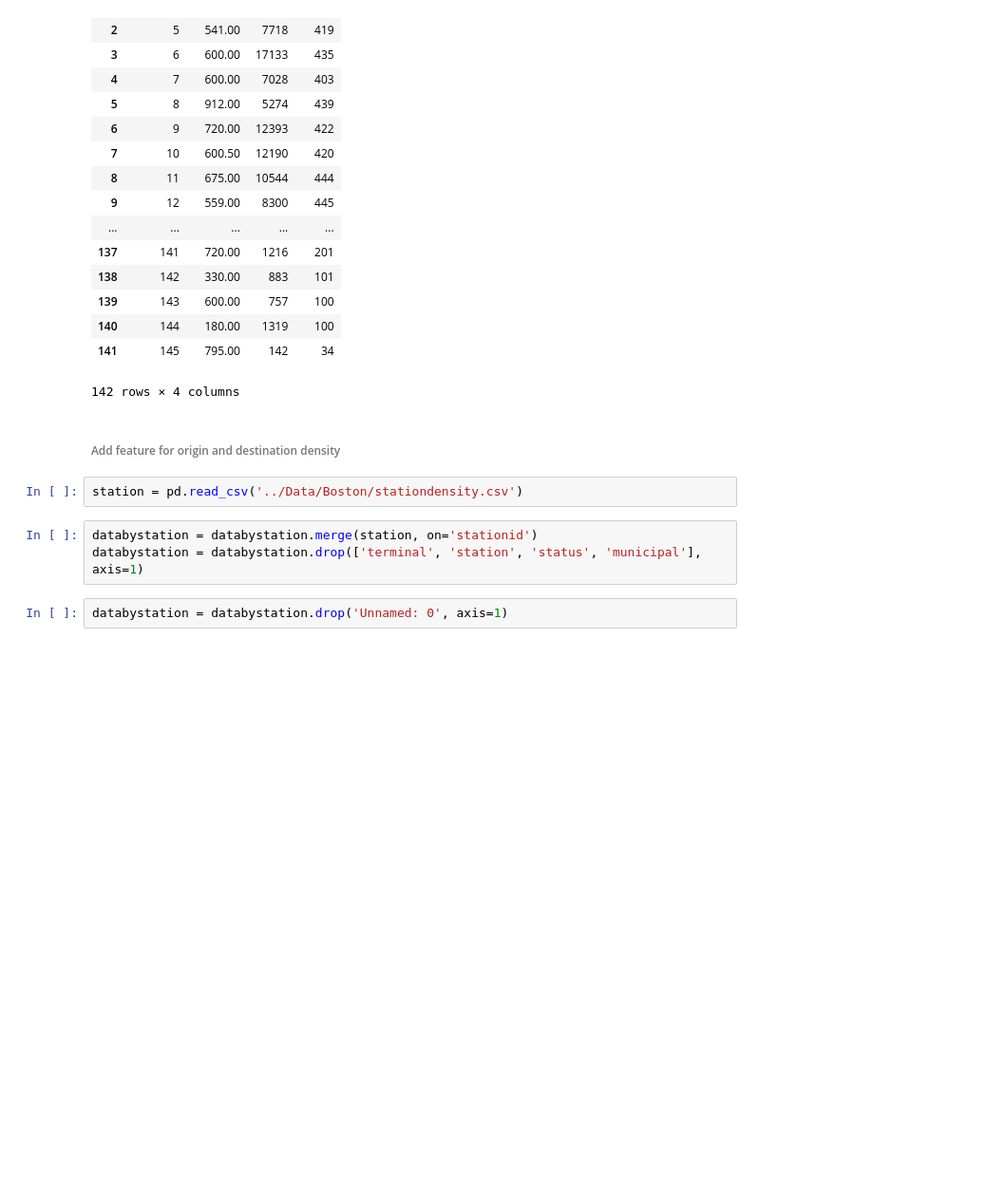
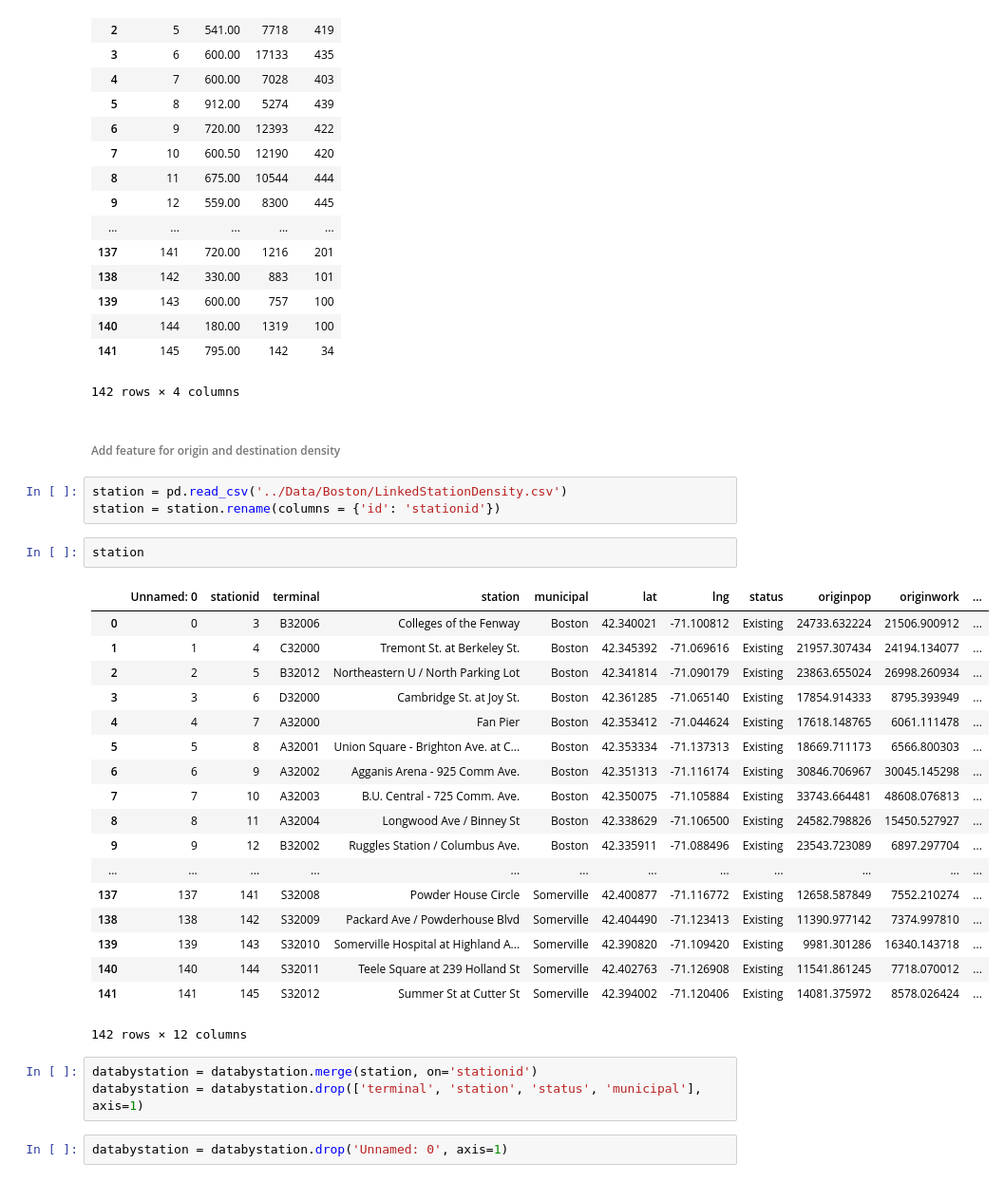
Before and after one commit to sbussmann/insight-bikeshare, a Jupyter notebook: Code/Boston Data By Station.ipynb, the cells around one changed output. Shown at 95% size. Cells and saved outputs as stored; diff of their text form; blank space fills up the shorter version.

```diff
--- a/Code/Boston Data By Station.ipynb
+++ b/Code/Boston Data By Station.ipynb
@@ -64,7 +64,29 @@ databystation
 # %% [markdown]
 ###### Add feature for origin and destination density
 # %%
-station = pd.read_csv('../Data/Boston/stationdensity.csv')
+station = pd.read_csv('../Data/Boston/LinkedStationDensity.csv')
+station = station.rename(columns = {'id': 'stationid'})
+# %%
+station
+# %% [output]
+|  | Unnamed: 0 | stationid | terminal | station | municipal | lat | lng | status | originpop | originwork | ... |
+| 0 | 0 | 3 | B32006 | Colleges of the Fenway | Boston | 42.340021 | -71.100812 | Existing | 24733.632224 | 21506.900912 | ... |
+| 1 | 1 | 4 | C32000 | Tremont St. at Berkeley St. | Boston | 42.345392 | -71.069616 | Existing | 21957.307434 | 24194.134077 | ... |
+| 2 | 2 | 5 | B32012 | Northeastern U / North Parking Lot | Boston | 42.341814 | -71.090179 | Existing | 23863.655024 | 26998.260934 | ... |
+| 3 | 3 | 6 | D32000 | Cambridge St. at Joy St. | Boston | 42.361285 | -71.065140 | Existing | 17854.914333 | 8795.393949 | ... |
+| 4 | 4 | 7 | A32000 | Fan Pier | Boston | 42.353412 | -71.044624 | Existing | 17618.148765 | 6061.111478 | ... |
+| 5 | 5 | 8 | A32001 | Union Square - Brighton Ave. at C... | Boston | 42.353334 | -71.137313 | Existing | 18669.711173 | 6566.800303 | ... |
+| 6 | 6 | 9 | A32002 | Agganis Arena - 925 Comm Ave. | Boston | 42.351313 | -71.116174 | Existing | 30846.706967 | 30045.145298 | ... |
+| 7 | 7 | 10 | A32003 | B.U. Central - 725 Comm. Ave. | Boston | 42.350075 | -71.105884 | Existing | 33743.664481 | 48608.076813 | ... |
+| 8 | 8 | 11 | A32004 | Longwood Ave / Binney St | Boston | 42.338629 | -71.106500 | Existing | 24582.798826 | 15450.527927 | ... |
+| 9 | 9 | 12 | B32002 | Ruggles Station / Columbus Ave. | Boston | 42.335911 | -71.088496 | Existing | 23543.723089 | 6897.297704 | ... |
+| ... | ... | ... | ... | ... | ... | ... | ... | ... | ... | ... | ... |
+| 137 | 137 | 141 | S32008 | Powder House Circle | Somerville | 42.400877 | -71.116772 | Existing | 12658.587849 | 7552.210274 | ... |
+| 138 | 138 | 142 | S32009 | Packard Ave / Powderhouse Blvd | Somerville | 42.404490 | -71.123413 | Existing | 11390.977142 | 7374.997810 | ... |
+| 139 | 139 | 143 | S32010 | Somerville Hospital at Highland A... | Somerville | 42.390820 | -71.109420 | Existing | 9981.301286 | 16340.143718 | ... |
+| 140 | 140 | 144 | S32011 | Teele Square at 239 Holland St | Somerville | 42.402763 | -71.126908 | Existing | 11541.861245 | 7718.070012 | ... |
+| 141 | 141 | 145 | S32012 | Summer St at Cutter St | Somerville | 42.394002 | -71.120406 | Existing | 14081.375972 | 8578.026424 | ... |
+142 rows × 12 columns
 # %%
 databystation = databystation.merge(station, on='stationid')
 databystation = databystation.drop(['terminal', 'station', 'status', 'municipal'], axis=1)
```
Also changed, not shown: parts of 10 cells of this notebook, 24 other files.
